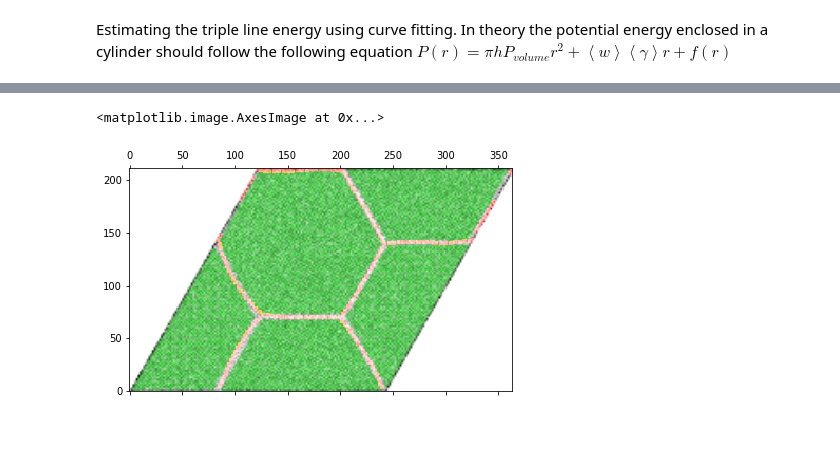
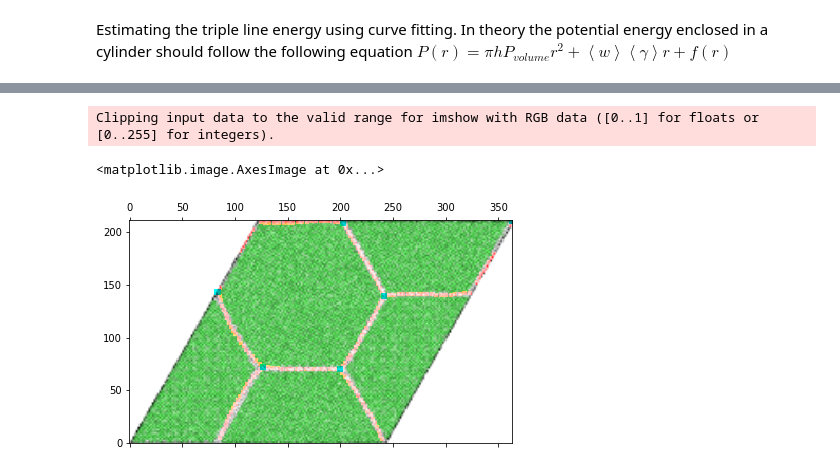
Before and after one commit to PaulTwine/TripleLines.github.io, a Jupyter notebook: TripleLine Fitting.ipynb, the cells around one changed output, grey strips where cells are left out. Drawn from its saved outputs; the diff is of its cells as text; code cells hidden in the pictures; blank space fills up the shorter version.

```diff
--- a/TripleLine Fitting.ipynb
+++ b/TripleLine Fitting.ipynb
@@ -77,7 +77,7 @@ for c, j in enumerate(objProcess.GetUniqueTripleLineIDs()):
     lstRR = []
     lstRlog = []
     lstVlog = []
-    lstR, lstV,lstI = objProcess.FindThreeGrainStrips(strTripleLineID,a2,a1/4, 'mean')
+    lstR, lstV,lstI = objProcess.FindThreeGrainStrips(j,a1,a1/4, 'mean')
     #intStart = len(lstV)-np.argmax(lstV[-1:0:-1])-1
     popt, poptv = sc.optimize.curve_fit(Reciprocal, lstR,lstV)
     for j in lstR:
@@ -109,30 +109,32 @@ for c, j in enumerate(objProcess.GetUniqueTripleLineIDs()):
 # %%
 n=2
 CellArray = plt.imread(strDumpFile+'.png')
 #CellArray = CellArray[CellArray.any() !=1.0]
 CellArray0 = np.copy(CellArray[:,:,0])
 arrPoints = np.where(CellArray0 !=1)
 xmin = min(arrPoints[0])
 xmax = max(arrPoints[0])
 ymin = min(arrPoints[1])
 ymax = max(arrPoints[1])
 CellArray = CellArray[xmin:xmax,ymin:ymax,:]
 fltSize = np.shape(CellArray)[1]
 CellArray = rescale(CellArray, objProcess.GetBoundingBox()[0]/fltSize)
 CellArray = np.flip(CellArray[:,:,:], axis=0)
 for k in objProcess.GetUniqueGrainBoundaryIDs():
     for j in objProcess.MoveToSimulationCell(objProcess.GetUniqueGrainBoundaries(k).GetPoints(a1)):
          CellArray[np.round(j[1]).astype('int')-n:np.round(j[1]).astype('int')+n,
                   np.round(j[0]).astype('int')-n:np.round(j[0]).astype('int')+n,0] =1
-for j in objProcess.GetTripleLineIDs():
-    CellArray[np.round(objProcess.GetTripleLines(j).GetCentre()[1]).astype('int')
-              -n:np.round(objProcess.GetTripleLines(j).GetCentre()[1]).astype('int')
-              +n,np.round(objProcess.GetTripleLines(j).GetCentre()[0]).astype('int')
-              -n:np.round(objProcess.GetTripleLines(j).GetCentre()[0]).astype('int')+n,
-              0] =1
+n=3
+for j in objProcess.GetUniqueTripleLineIDs():
+    CellArray[np.round(objProcess.GetUniqueTripleLines(j).GetCentre()[1]).astype('int')
+              -n:np.round(objProcess.GetUniqueTripleLines(j).GetCentre()[1]).astype('int')
+              +n,np.round(objProcess.GetUniqueTripleLines(j).GetCentre()[0]).astype('int')
+              -n:np.round(objProcess.GetUniqueTripleLines(j).GetCentre()[0]).astype('int')+n,
+              0] =-1
 
 plt.matshow(CellArray[:,:,:], origin = 'lower')
 # %% [output]
-<matplotlib.image.AxesImage at 0x...>
+Clipping input data to the valid range for imshow with RGB data ([0..1] for floats or [0..255] for integers).
+<matplotlib.image.AxesImage at 0x...>
-[figure, old version]
+[figure, new version]
 # %%
```
Also changed, not shown: parts of 6 cells of this notebook, 3 other files.
